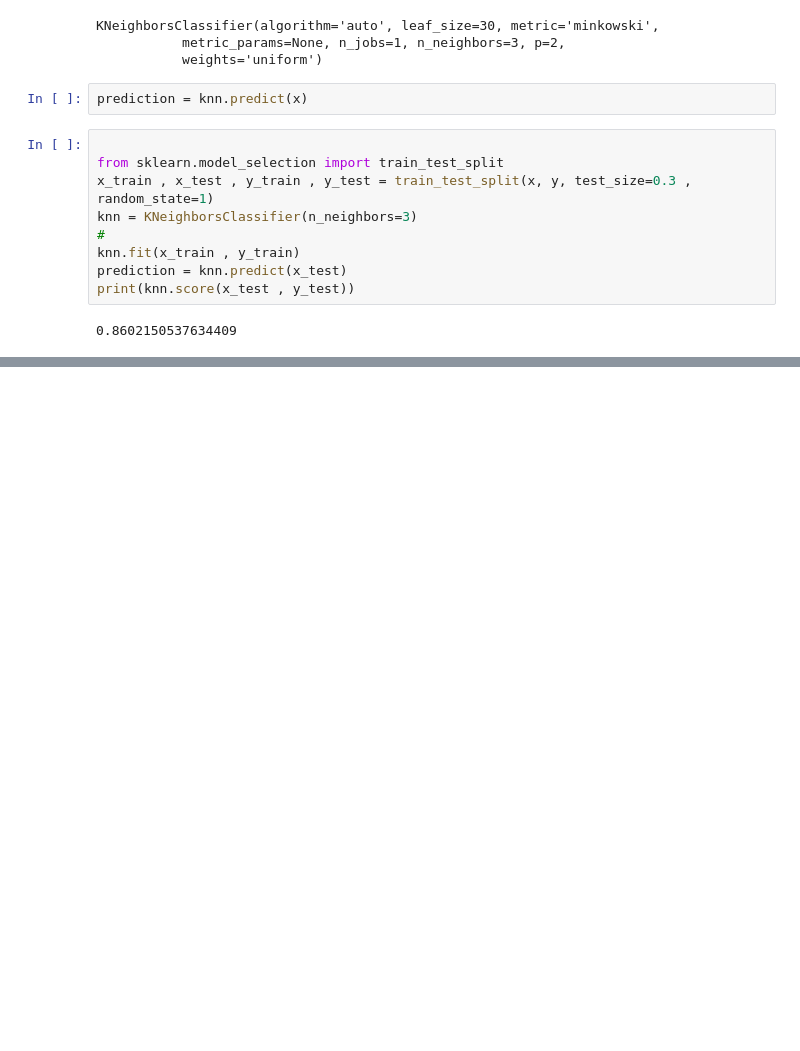
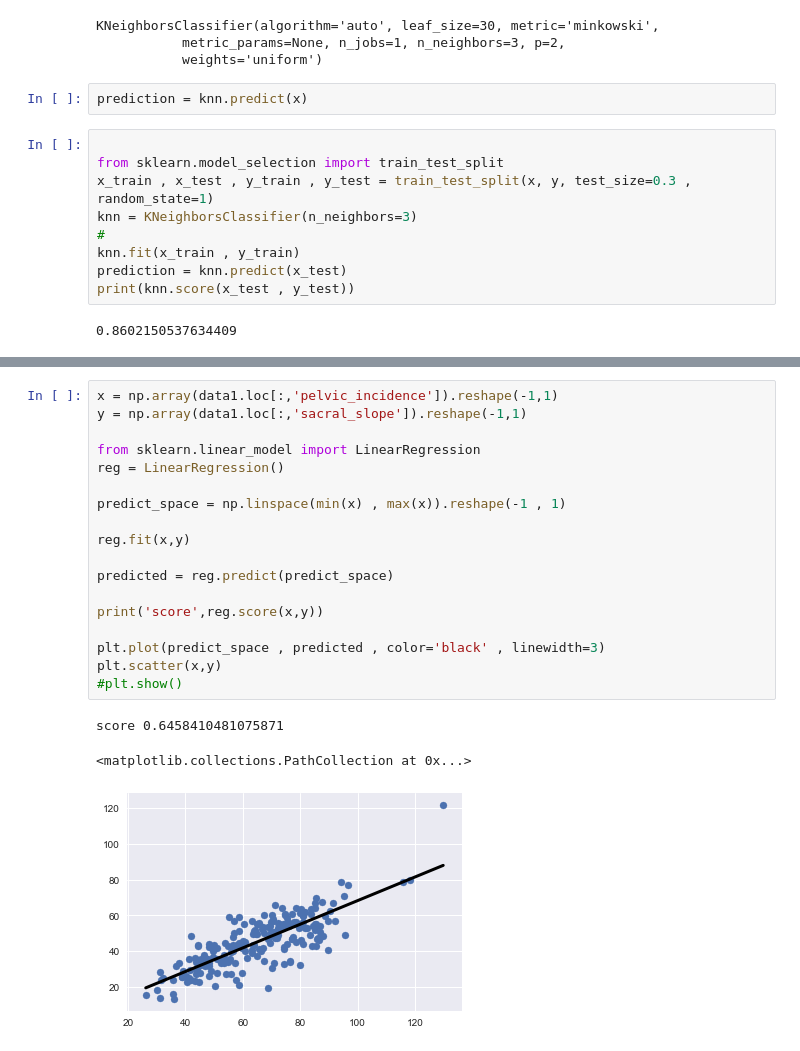
Before and after one commit to colorfulclouds/tensorflow2, a Jupyter notebook: kaggle/Data ScienceTutorial for Beginners/begin_ml_v1.ipynb, the cells around one changed output, grey strips where cells are left out. Drawn from its saved outputs; the diff is of its cells as text; blank space fills up the shorter version.

```diff
--- a/kaggle/Data ScienceTutorial for Beginners/begin_ml_v1.ipynb
+++ b/kaggle/Data ScienceTutorial for Beginners/begin_ml_v1.ipynb
@@ -70,0 +97,22 @@ https://www.kaggle.com/kanncaa1/machine-learning-tutorial-for-beginners/notebook
+# %%
+x = np.array(data1.loc[:,'pelvic_incidence']).reshape(-1,1)
+y = np.array(data1.loc[:,'sacral_slope']).reshape(-1,1)
+
+from sklearn.linear_model import LinearRegression
+reg = LinearRegression()
+
+predict_space = np.linspace(min(x) , max(x)).reshape(-1 , 1)
+
+reg.fit(x,y)
+
+predicted = reg.predict(predict_space)
+
+print('score',reg.score(x,y))
+
+plt.plot(predict_space , predicted , color='black' , linewidth=3)
+plt.scatter(x,y)
+#plt.show()
+# %% [output]
+score 0.6458410481075871
+<matplotlib.collections.PathCollection at 0x...>
+[figure, added]
```
Also changed, not shown: parts of 30 cells of this notebook, 4 other files.
